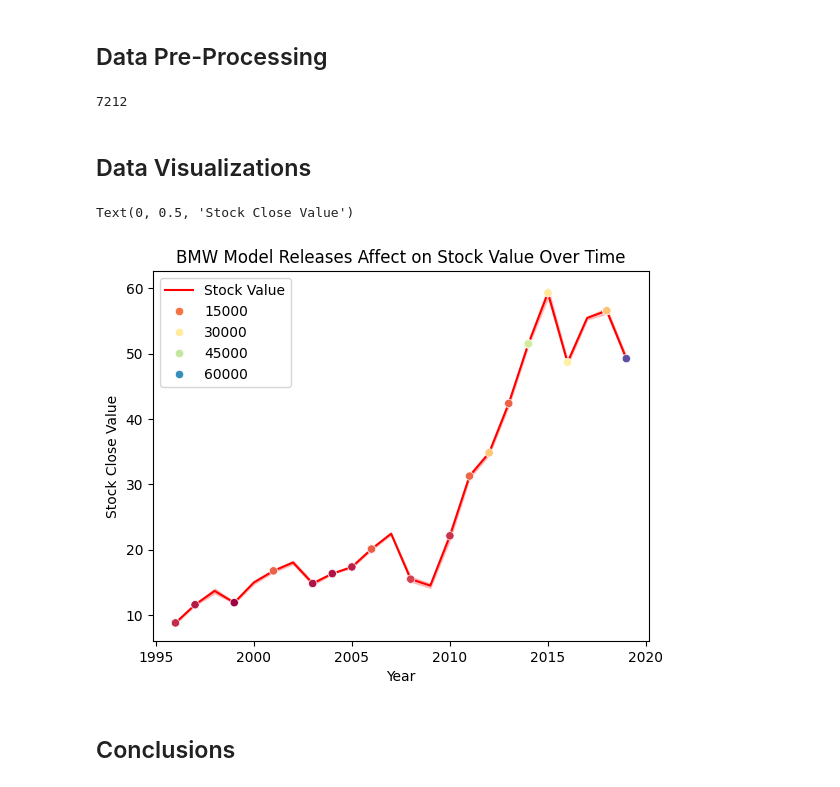
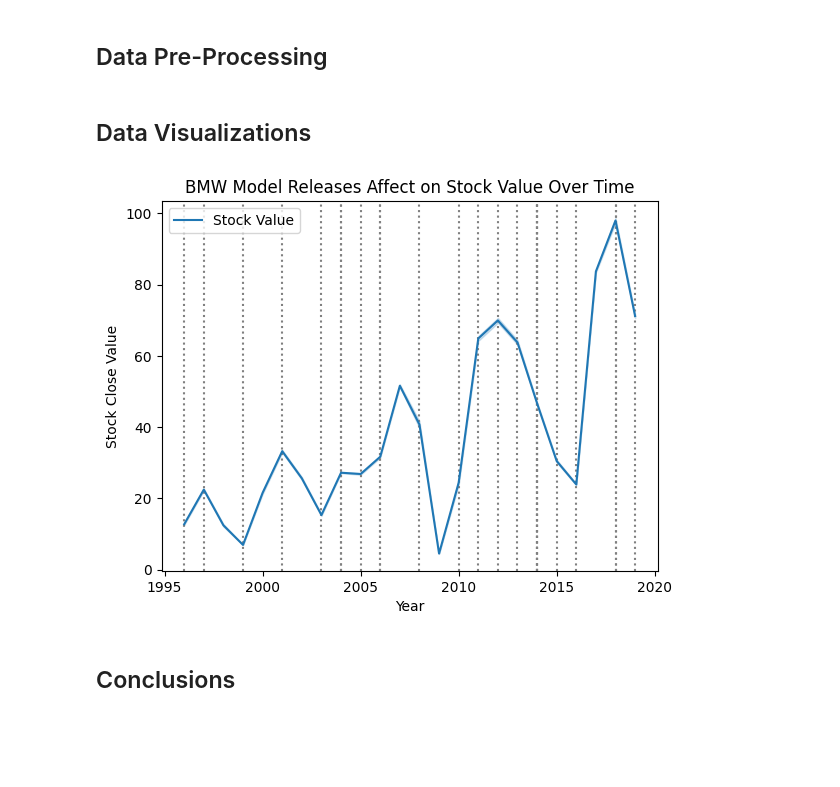
Before and after one commit to Kev-in123/DATA-200-Midterm, a Jupyter notebook: Midterm.ipynb, the cells around one changed output. Drawn from its saved outputs; the diff is of its cells as text; code cells hidden in the pictures; blank space fills up the shorter version.

```diff
--- a/Midterm.ipynb
+++ b/Midterm.ipynb
@@ -30,7 +30,7 @@ Factors affecting the stock price of BMW
 # adds a column that specifies the year of each stock, important for joining the datasets because the other dataset only has year
 data_bmw.columns = data_bmw.columns.str.lower()
 data_bmw["year"] = data_bmw["date"].str.strip().str.extract(r"(\d{4})").astype(int)
-data_bmw_cleaned = data_bmw[data_bmw["year"] <= 2019]
+data_bmw = data_bmw[data_bmw["year"] <= 2019]
 
 
 # remove irellevant columns
@@ -59,25 +59,24 @@ inflation_cleaned["year"] = inflation_cleaned["year"].astype(int)
 #inflation_cleaned
 # %%
 #adjusts price for inflation
-data = []
-index_inflation = 0
-MAX_INDEX = 23
-for i in range(len(data_bmw)):
-    while index_inflation < MAX_INDEX and inflation_cleaned["year"][index_inflation] < data_bmw["year"][i]:
-        index_inflation += 1
 
-    data.append(inflation_cleaned["inflation"][index_inflation] * data_bmw["adj_close"][i])
+def inflation_adjustment(inflation_data, price_year, price_value, MAX_INDEX):
+    data = []
+    index_inflation = 0
+    for i in range(len(price_year)):
+        while index_inflation < MAX_INDEX and inflation_data["year"][index_inflation] < price_year[i]:
+            index_inflation += 1
+        data.append(inflation_data["inflation"][index_inflation] * price_value[i])
+    return data
 
-len(data)
+data_bmw["infl_adj_close"] = inflation_adjustment(inflation_cleaned, data_bmw["year"], data_bmw["adj_close"], 23)
-# %% [output]
-7212
 # %%
 
 
 # This groups by the years and averages on all the other columns (other than date)
 avg_year = (
     data_bmw
-    .groupby("year")[["adj_close", "close", "high", "low", "open", "volume"]].mean()
+    .groupby("year")[["adj_close", "close", "high", "low", "open", "volume", "infl_adj_close"]].mean()
     .sort_values("year").reset_index()
     )
 
@@ -86,21 +85,25 @@ model_release = data_cars.loc[data_cars.groupby("model")["year"].idxmin()].sort_
 
 #this is the merged dataset, it will be used for the scatterplot but probably not much else because its only 23 rows
 bmw_merge = pd.merge(model_release, avg_year, on = "year").drop_duplicates()
-
-#data_bmw
 # %% [markdown]
 ## Data Visualizations
 # %%
 # This shows the adjusted stock close over time with points indicating when a new model is released and their price, legend still needs to be fixed
-sns.lineplot(data = data_bmw_cleaned, y = "adj_close", x = "year", color = "red", zorder = 1, label = "Stock Value")
-sns.scatterplot(data = bmw_merge, y = "adj_close", x = "year", hue = "price",  palette="Spectral", zorder = 2)
+sns.lineplot(data = data_bmw, y = "infl_adj_close", x = "year",
+            zorder = 2, label = "Stock Value"
+)
+
+
+#sns.scatterplot(data = bmw_merge, y = "infl_adj_close", x = "year", hue = "price",  palette="Spectral", zorder = 2)
 plt.title("BMW Model Releases Affect on Stock Value Over Time")
 plt.legend()
 plt.xlabel("Year")
 plt.ylabel("Stock Close Value")
+
+for i in range(len(bmw_merge)):
+    plt.axvline(x=bmw_merge["year"][i], color = "grey", linestyle = ':',zorder = 1)
 # %% [output]
-Text(0, 0.5, 'Stock Close Value')
-[figure, old version]
+[figure, new version]
 # %% [markdown]
 ## Conclusions
 # %% [markdown]
```
Also changed, not shown: parts of 1 cell of this notebook.
